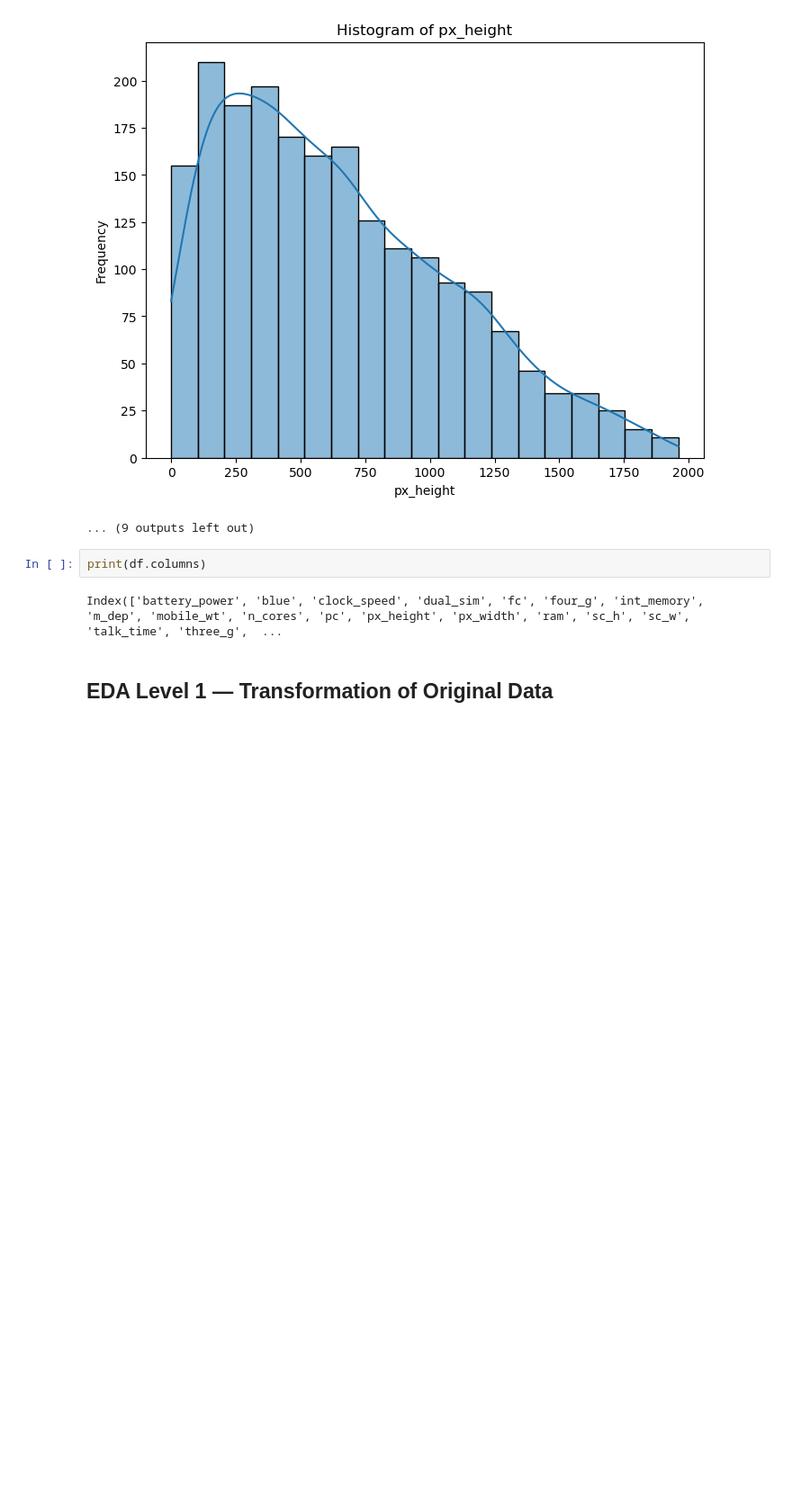
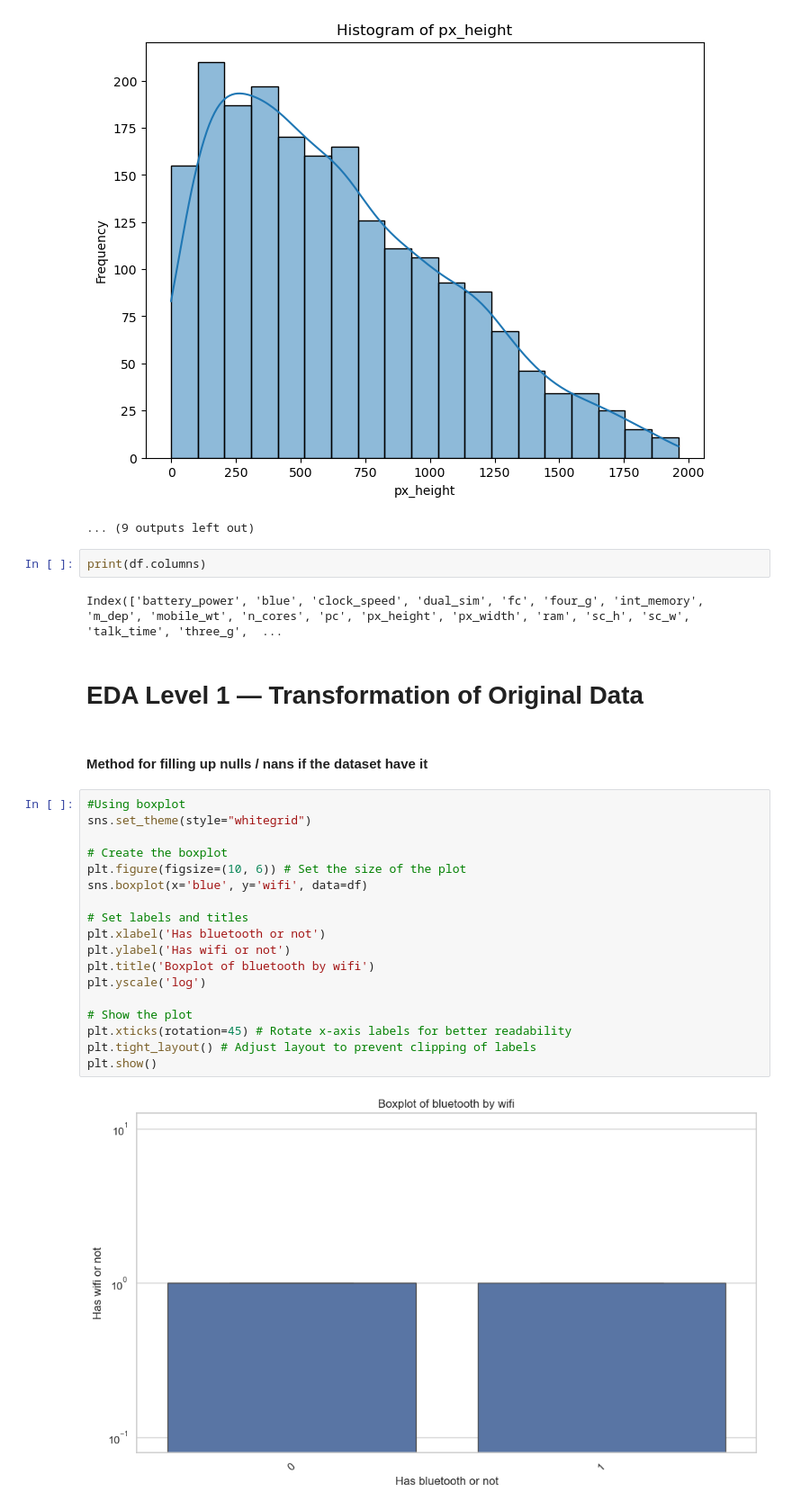
Before and after one commit to ryo873/mobile-price-classification, a Jupyter notebook: MobilePrice-Classification.ipynb, the cells around one changed output. Shown at 90% size. Drawn from its saved outputs; the diff is of its cells as text; blank space fills up the shorter version.

```diff
--- a/MobilePrice-Classification.ipynb
+++ b/MobilePrice-Classification.ipynb
@@ -513,4 +513,26 @@ print(df.columns)
 # %% [output]
 Index(['battery_power', 'blue', 'clock_speed', 'dual_sim', 'fc', 'four_g', 'int_memory', 'm_dep', 'mobile_wt', 'n_cores', 'pc', 'px_height', 'px_width', 'ram', 'sc_h', 'sc_w', 'talk_time', 'three_g',  ...
 # %% [markdown]
-## EDA Level 1 — Transformation of Original Data
+# EDA Level 1 — Transformation of Original Data
+# %% [markdown]
+#### Method for filling up nulls / nans if the dataset have it
+# %%
+#Using boxplot
+sns.set_theme(style="whitegrid")
+
+# Create the boxplot
+plt.figure(figsize=(10, 6)) # Set the size of the plot
+sns.boxplot(x='blue', y='wifi', data=df)
+
+# Set labels and titles
+plt.xlabel('Has bluetooth or not')
+plt.ylabel('Has wifi or not')
+plt.title('Boxplot of bluetooth by wifi')
+plt.yscale('log')
+
+# Show the plot
+plt.xticks(rotation=45) # Rotate x-axis labels for better readability
+plt.tight_layout() # Adjust layout to prevent clipping of labels
+plt.show()
+# %% [output]
+[figure, added]
```
Also changed, not shown: parts of 7 cells of this notebook.
